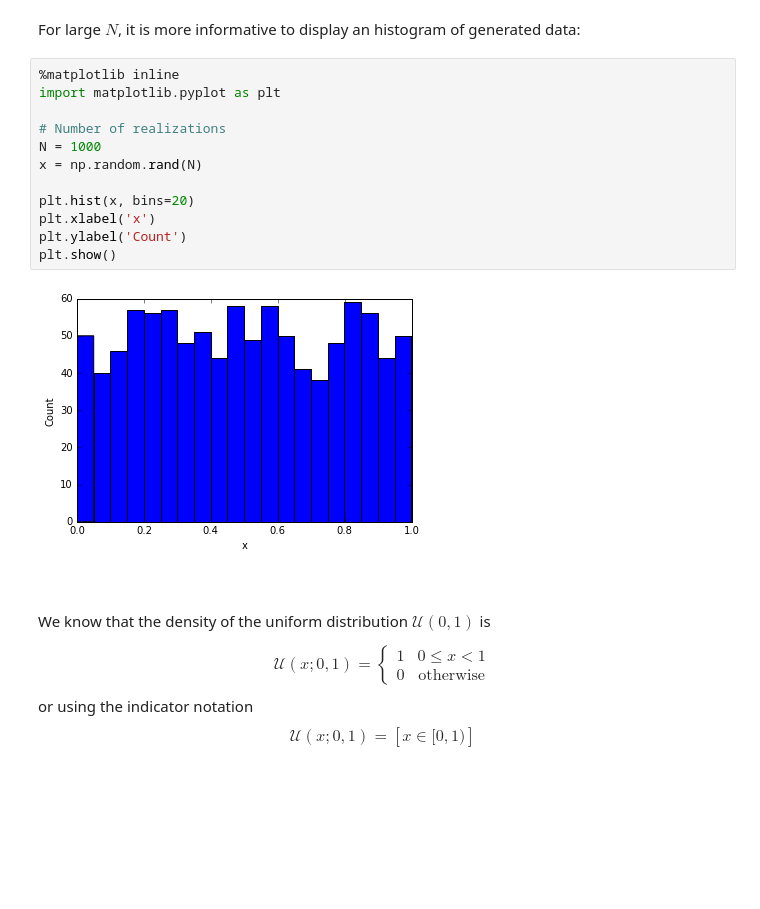
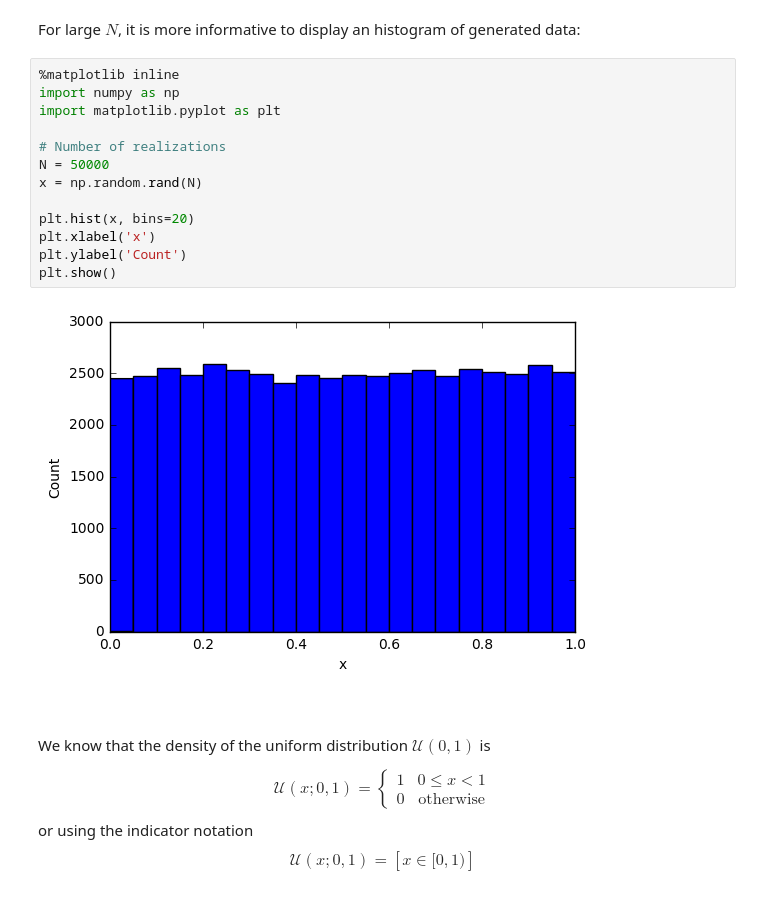
Before and after one commit to atcemgil/notes, a Jupyter notebook: Sampling.ipynb, the cells around one changed output. Drawn from its saved outputs; the diff is of its cells as text; blank space fills up the shorter version.

```diff
--- a/Sampling.ipynb
+++ b/Sampling.ipynb
@@ -82,18 +83,19 @@ print(x)
 For large $N$, it is more informative to display an histogram of generated data:
 # %%
 %matplotlib inline
+import numpy as np
 import matplotlib.pyplot as plt
 
 # Number of realizations
-N = 1000
+N = 50000
 x = np.random.rand(N)
 
 plt.hist(x, bins=20)
 plt.xlabel('x')
 plt.ylabel('Count')
 plt.show()
 # %% [output]
-[figure, old version]
+[figure, new version]
 # %% [markdown]
 
 $\newcommand{\indi}[1]{\left[{#1}\right]}$
```
Also changed, not shown: parts of 9 cells of this notebook, 13 other files.
